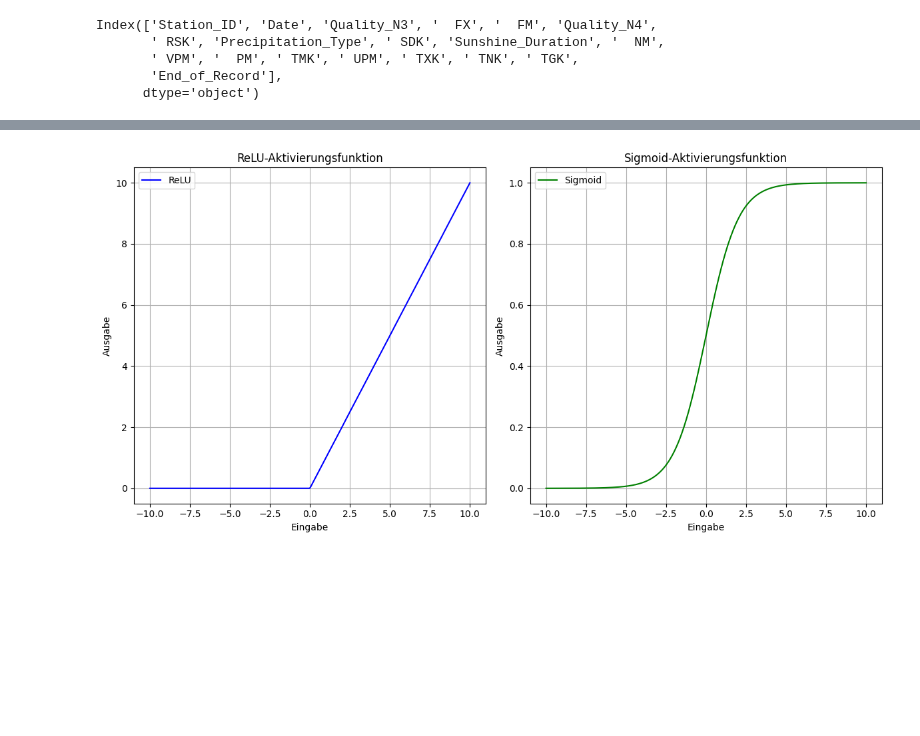
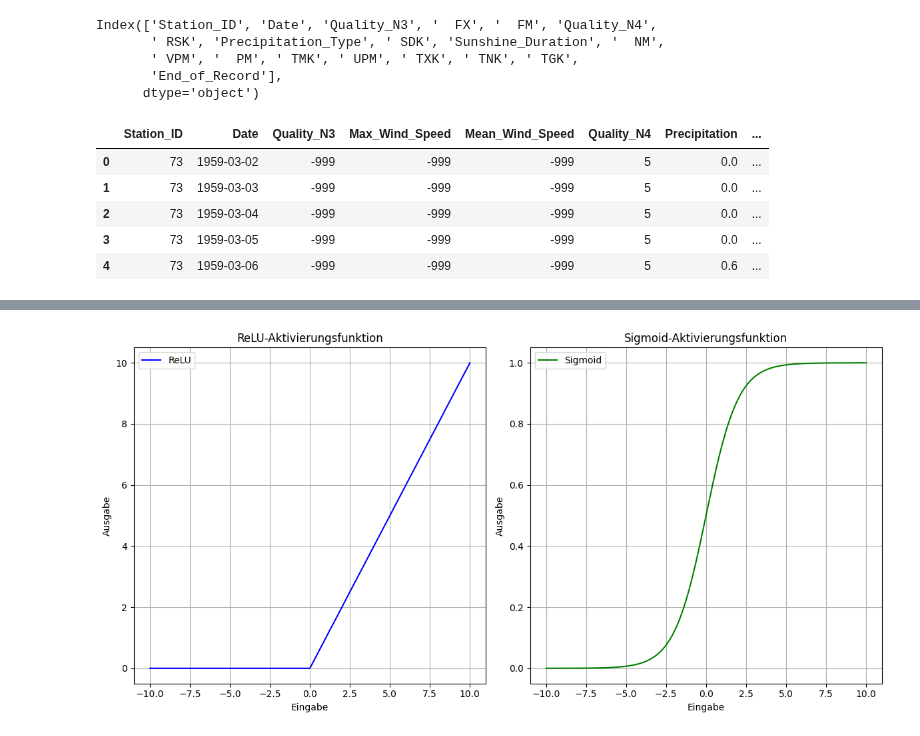
Before and after one commit to RiccardoDAndrea/Bachelor, a Jupyter notebook: RNN.ipynb, the cells around one changed output, grey strips where cells are left out. Drawn from its saved outputs; the diff is of its cells as text; code cells hidden in the pictures; blank space fills up the shorter version.

```diff
--- a/RNN.ipynb
+++ b/RNN.ipynb
@@ -336,3 +307,38 @@ Index(['Station_ID', 'Date', 'Quality_N3', '  FX', '  FM', 'Quality_N4',
        ' VPM', '  PM', ' TMK', ' UPM', ' TXK', ' TNK', ' TGK',
        'End_of_Record'],
       dtype='object')
+# %%
+import pandas as pd
+
+# Lade das DataFrame aus der CSV-Datei
+df = pd.read_csv("data/processed/Weather_data.csv", sep=",")
+
+# Umbenennen der Spalten
+df = df.rename(columns={
+    '  FX': 'Max_Wind_Speed',
+    '  FM': 'Mean_Wind_Speed',
+    'QN_4': 'Quality_N4',
+    ' RSK': 'Precipitation',
+    'RSKF': 'Precipitation_Type',
+    ' SDK': 'Snow_Depth',
+    'SHK_TAG': 'Sunshine_Duration',
+    '  NM': 'Mean_Cloudiness',
+    ' VPM': 'Evaporation',
+    '  PM': 'Pressure_MSL',
+    ' TMK': 'Mean_Temperature',
+    ' UPM': 'Mean_Humidity',
+    ' TXK': 'Max_Temperature',
+    ' TNK': 'Min_Temperature',
+    ' TGK': 'Grass_Temperature',
+    'eor': 'End_of_Record'
+})
+
+
+df.head()
+# %% [output]
+|  | Station_ID | Date | Quality_N3 | Max_Wind_Speed | Mean_Wind_Speed | Quality_N4 | Precipitation | ... |
+| 0 | 73 | 1959-03-02 | -999 | -999 | -999 | 5 | 0.0 | ... |
+| 1 | 73 | 1959-03-03 | -999 | -999 | -999 | 5 | 0.0 | ... |
+| 2 | 73 | 1959-03-04 | -999 | -999 | -999 | 5 | 0.0 | ... |
+| 3 | 73 | 1959-03-05 | -999 | -999 | -999 | 5 | 0.0 | ... |
+| 4 | 73 | 1959-03-06 | -999 | -999 | -999 | 5 | 0.6 | ... |
```
Also changed, not shown: parts of 5 cells of this notebook, 1 other file.
